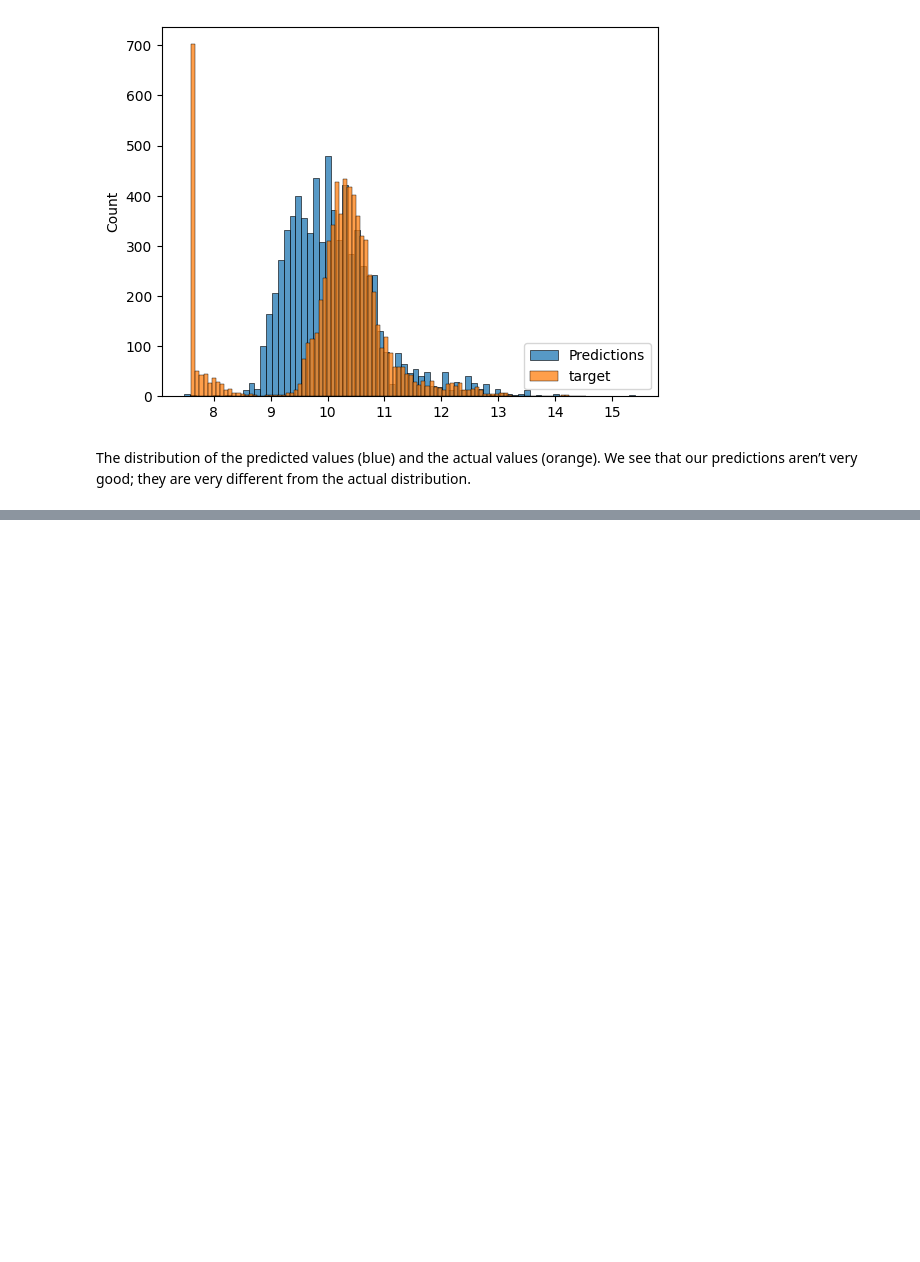
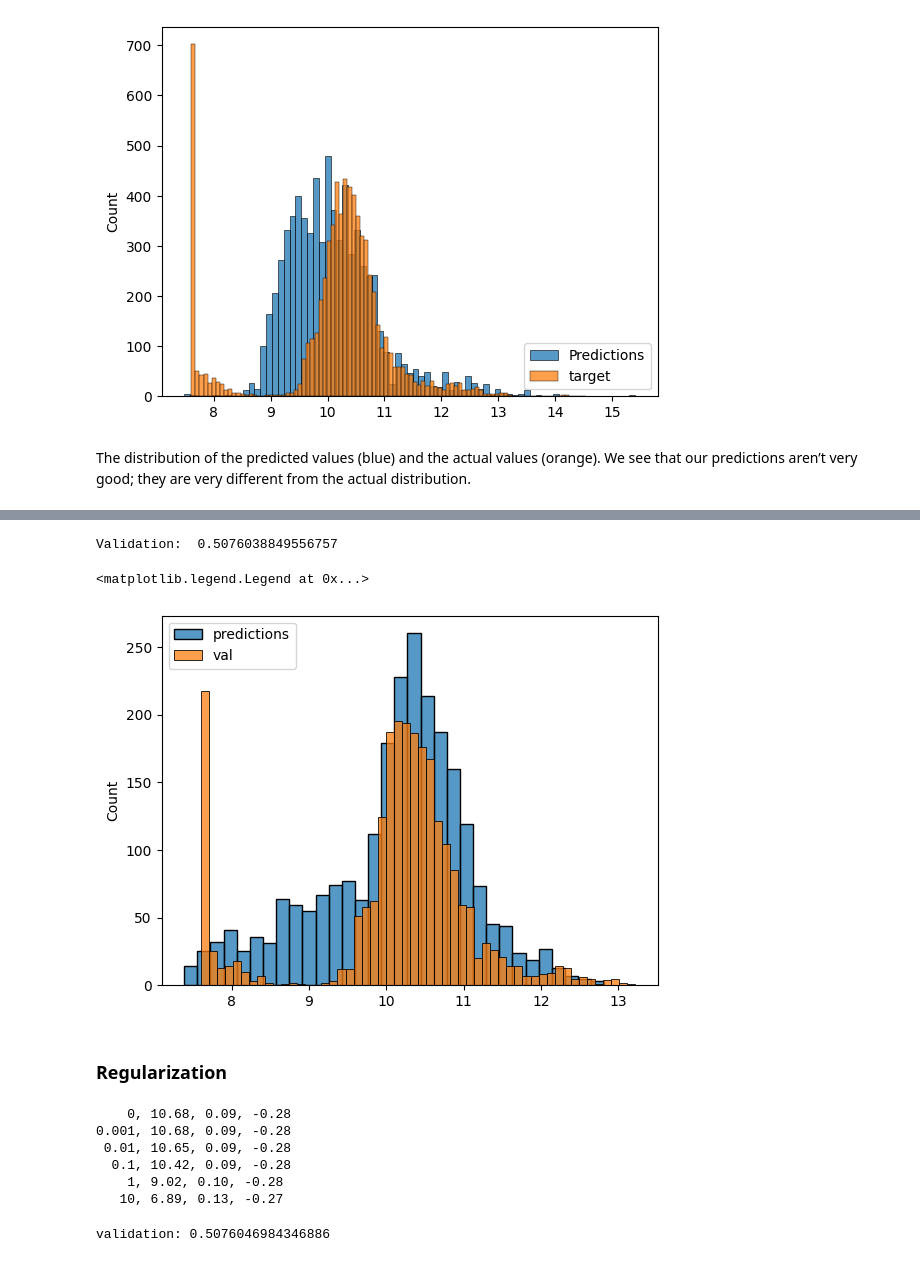
Before and after one commit to JRamos84/ML-Bookcamp-projects, a Jupyter notebook: chapter-02-car-price/1_EDA_car_price.ipynb, the cells around one changed output, grey strips where cells are left out. Saved outputs shown, nothing was run; the diff lists cells and outputs as text; code cells hidden in the pictures; blank space fills up the shorter version.

```diff
--- a/chapter-02-car-price/1_EDA_car_price.ipynb
+++ b/chapter-02-car-price/1_EDA_car_price.ipynb
@@ -225,0 +329,51 @@ the actual distribution.
+# %%
+for v in ['chevrolet', 'ford', 'volkswagen', 'toyota', 'dodge']:
+    feature = 'is_make_%s' %v
+    df[feature] = (df['make'] == v).astype(int)
+    features.append(feature)
+# %%
+## Handling categorical variables number of doors and make
+def preprare_X(df):
+    df = df.copy()
+    features = base.copy()
+
+    df['age'] =  df.year.max() - df['year']
+    features.append('age')
+    for v in [2,3,4]:
+        feature = 'num_doors_%s' % v
+        value = (df['number_of_doors'] == v).astype(int)
+        df[feature] = value
+        features.append(feature)
+
+    for v in ['chevrolet', 'ford', 'volkswagen', 'toyota', 'dodge']:
+        feature = 'is_make_%s' %v
+        df[feature] = (df['make'] == v).astype(int)
+        features.append(feature)
+
+
+
+    df_num = df[features]
+    df_num = df_num.fillna(0)
+    X = df_num.values
+    return X
+# %%
+'''
+Let’s test if adding the feature “age” leads to any improvements:
+'''
+X_train = preprare_X(df_train)
+w_o, w = train_linear_regression(X_train,y_train)
+# %%
+X_val = preprare_X(df_val)
+y_pred_val = w_o + X_val.dot(w)
+print('Validation: ', rmse(y_val,y_pred_val))
+# %% [output]
+Validation:  0.5076038849556757
+# %%
+sns.histplot(y_pred_val,label='predictions')
+sns.histplot(y_val,label='val')
+plt.legend(loc='upper left')
+# %% [output]
+<matplotlib.legend.Legend at 0x...>
+[figure, added]
+# %% [markdown]
+### Regularization
@@ -225,0 +392,20 @@ the actual distribution.
+# %%
+for r in [0, 0.001, 0.01, 0.1, 1, 10]:
+    w_0, w = train_linear_regression_reg(X_train, y_train, r=r)
+
+    print('%5s, %.2f, %.2f, %.2f' % (r, w_0, w[1], w[13]))
+# %% [output]
+    0, 10.68, 0.09, -0.28
+0.001, 10.68, 0.09, -0.28
+ 0.01, 10.65, 0.09, -0.28
+  0.1, 10.42, 0.09, -0.28
+    1, 9.02, 0.10, -0.28
+   10, 6.89, 0.13, -0.27
+# %%
+X_train = preprare_X(df_train)
+w_0, w = train_linear_regression_reg(X_train, y_train, r=0.001)
+X_val = preprare_X(df_val)
+y_pred = w_0 + X_val.dot(w)
+print('validation:', rmse(y_val, y_pred))
+# %% [output]
+validation: 0.5076046984346886
```
Also changed, not shown: parts of 25 cells of this notebook, 1 other file.
